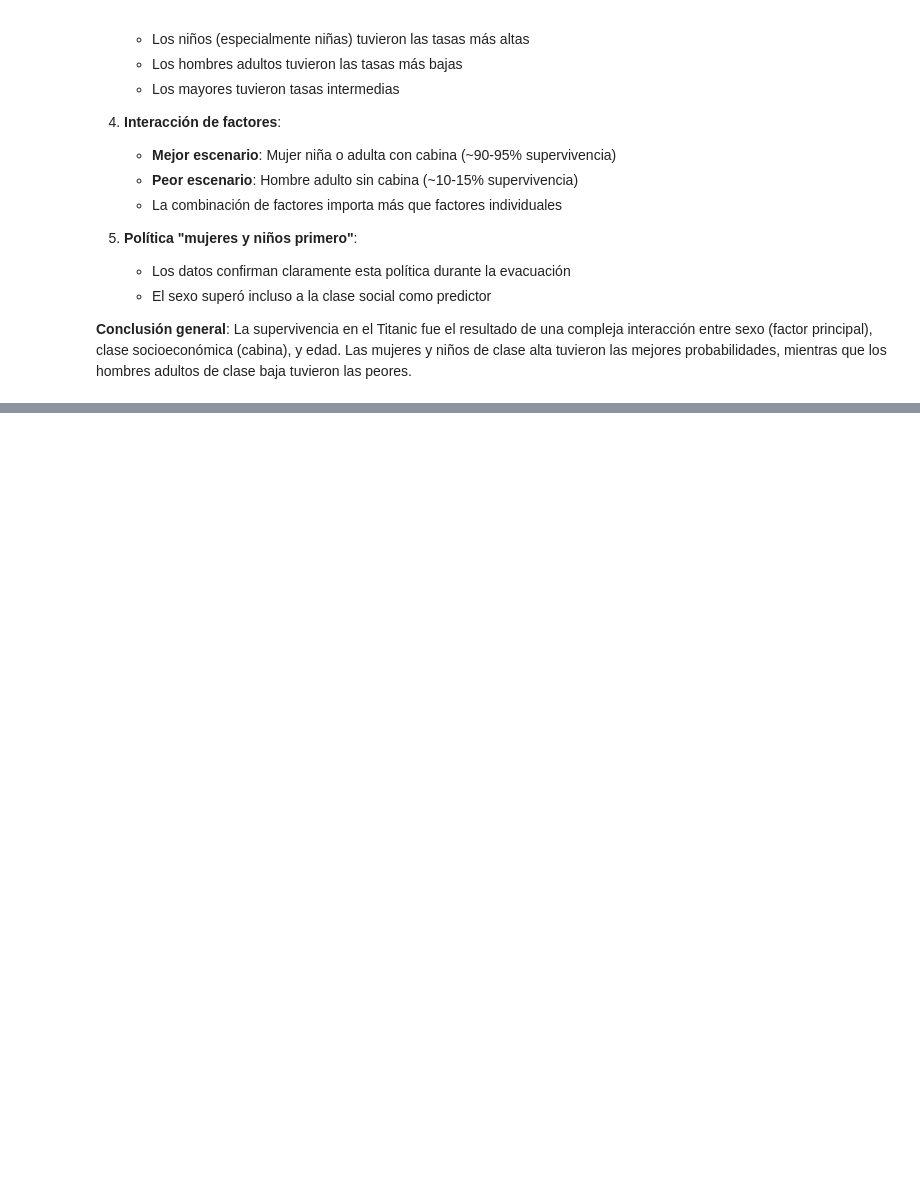
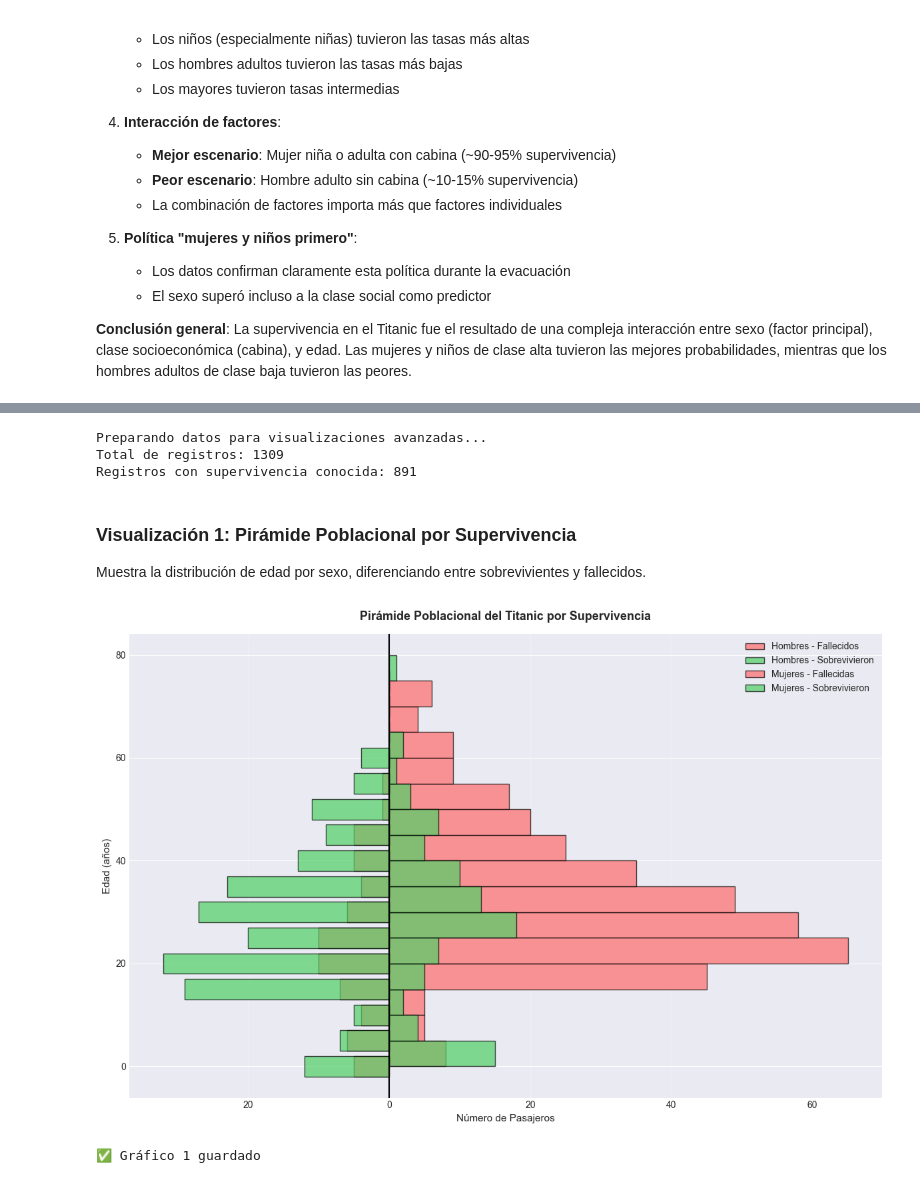
Before and after one commit to Danfezinho/taller-pandas-titanic-individual, a Jupyter notebook: notebooks:/analisis_titanic.ipynb, the cells around one changed output, grey strips where cells are left out. Drawn from its saved outputs; the diff is of its cells as text; code cells hidden in the pictures; blank space fills up the shorter version.

```diff
--- a/notebooks:/analisis_titanic.ipynb
+++ b/notebooks:/analisis_titanic.ipynb
@@ -1566,0 +1571,61 @@ Graficos detallados guardados
+# %%
+# Asegurarnos de tener todas las variables necesarias
+print("Preparando datos para visualizaciones avanzadas...")
+print(f"Total de registros: {len(datos_completos)}")
+print(f"Registros con supervivencia conocida: {train['Survived'].notna().sum()}")
+# %% [output]
+Preparando datos para visualizaciones avanzadas...
+Total de registros: 1309
+Registros con supervivencia conocida: 891
+# %% [markdown]
+### Visualización 1: Pirámide Poblacional por Supervivencia
+
+Muestra la distribución de edad por sexo, diferenciando entre sobrevivientes y fallecidos.
+# %%
+# Piramide poblacional
+fig, ax = plt.subplots(figsize=(12, 8))
+
+# Preparar datos
+edades_hombres_muertos = train[(train['Sex'] == 'male') & (train['Survived'] == 0)]['Age'].dropna()
+edades_hombres_vivos = train[(train['Sex'] == 'male') & (train['Survived'] == 1)]['Age'].dropna()
+edades_mujeres_muertas = train[(train['Sex'] == 'female') & (train['Survived'] == 0)]['Age'].dropna()
+edades_mujeres_vivas = train[(train['Sex'] == 'female') & (train['Survived'] == 1)]['Age'].dropna()
+
+# Crear bins
+bins = range(0, 81, 5)
+
+# Histogramas
+ax.hist(edades_hombres_muertos, bins=bins, orientation='horizontal', alpha=0.7,
+        label='Hombres - Fallecidos', color='#ff6b6b', edgecolor='black')
+ax.hist(edades_hombres_vivos, bins=bins, orientation='horizontal', alpha=0.7,
+        label='Hombres - Sobrevivieron', color='#51cf66', edgecolor='black')
+
+# Invertir para mujeres (lado izquierdo)
+counts_muertas, _ = np.histogram(edades_mujeres_muertas, bins=bins)
+counts_vivas, _ = np.histogram(edades_mujeres_vivas, bins=bins)
+
+ax.barh(bins[:-1], -counts_muertas, height=4, alpha=0.7,
+        label='Mujeres - Fallecidas', color='#ff6b6b', edgecolor='black')
+ax.barh(bins[:-1], -counts_vivas, height=4, alpha=0.7,
+        label='Mujeres - Sobrevivieron', color='#51cf66', edgecolor='black')
+
+ax.set_xlabel('Número de Pasajeros', fontsize=11)
+ax.set_ylabel('Edad (años)', fontsize=11)
+ax.set_title('Pirámide Poblacional del Titanic por Supervivencia',
+             fontsize=13, fontweight='bold', pad=15)
+ax.legend(loc='upper right')
+ax.axvline(x=0, color='black', linewidth=1.5)
+ax.grid(axis='x', alpha=0.3)
+
+# Etiquetas del eje X
+ticks = ax.get_xticks()
+ax.set_xticklabels([abs(int(x)) for x in ticks])
+
+plt.tight_layout()
+plt.savefig('../outputs:/graficos:/piramide_poblacional_supervivencia.png', dpi=300, bbox_inches='tight')
+plt.show()
+
+print("✅ Gráfico 1 guardado")
+# %% [output]
+[figure, added]
+✅ Gráfico 1 guardado
```
Also changed, not shown: parts of 27 cells of this notebook, 8 other files.
